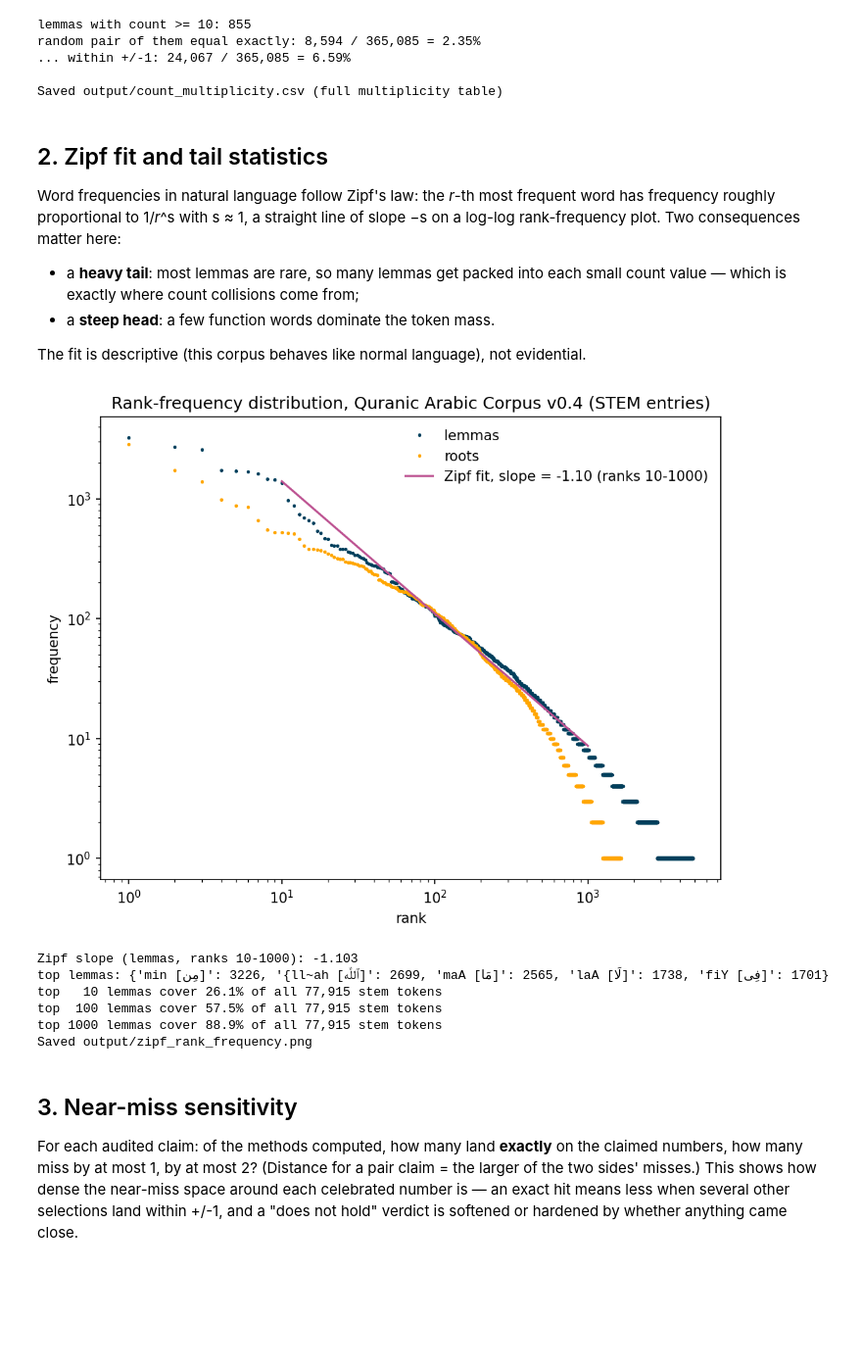
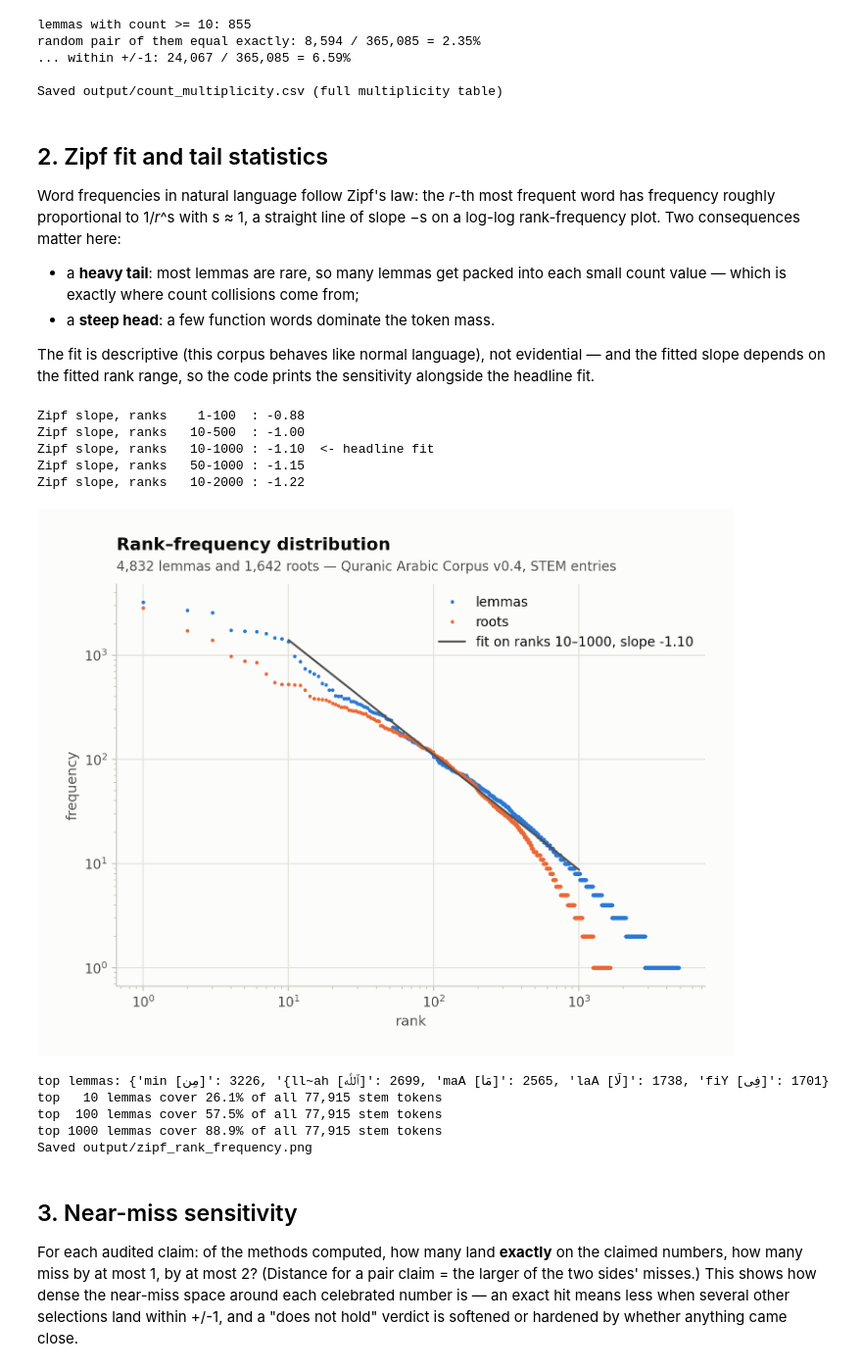
Before and after one commit to taziksh/quran-frequencies, a Jupyter notebook: notebooks/05_base_rates.ipynb, the cells around one changed output. Shown at 98% size. Cells and saved outputs as stored; diff of their text form; code cells hidden in the pictures; blank space fills up the shorter version.

```diff
--- a/notebooks/05_base_rates.ipynb
+++ b/notebooks/05_base_rates.ipynb
@@ -185,49 +189,67 @@ log-log rank-frequency plot. Two consequences matter here:
   value — which is exactly where count collisions come from;
 - a **steep head**: a few function words dominate the token mass.
 
-The fit is descriptive (this corpus behaves like normal language), not evidential.
+The fit is descriptive (this corpus behaves like normal language), not evidential — and the
+fitted slope depends on the fitted rank range, so the code prints the sensitivity alongside
+the headline fit.
 # %%
 import matplotlib
 matplotlib.use("Agg")
 import matplotlib.pyplot as plt
+
+from src import plotstyle as ps
+
+ps.apply()
 
 ranks = np.arange(1, len(lemma_counts) + 1)
 freqs = lemma_counts.values.astype(float)
 
 # OLS slope on log-log over the mid-range (ranks 10..1000), away from head and quantized tail
 sel = (ranks >= 10) & (ranks <= 1000)
 slope, intercept = np.polyfit(np.log10(ranks[sel]), np.log10(freqs[sel]), 1)
 
-fig, ax = plt.subplots(figsize=(8, 6))
-ax.loglog(ranks, freqs, ".", color="#003f5c", ms=3, label="lemmas")
+# the slope is range-sensitive; report the sensitivity, not just the headline number
+for lo, hi in [(1, 100), (10, 500), (10, 1000), (50, 1000), (10, 2000)]:
+    s2 = (ranks >= lo) & (ranks <= hi)
+    sl, _ = np.polyfit(np.log10(ranks[s2]), np.log10(freqs[s2]), 1)
+    tag = "  <- headline fit" if (lo, hi) == (10, 1000) else ""
+    print(f"Zipf slope, ranks {lo:>4}-{hi:<5}: {sl:.2f}{tag}")
+
+fig, ax = plt.subplots(figsize=(8, 5.5))
+ax.loglog(ranks, freqs, ".", color=ps.BLUE, ms=3.5, label="lemmas")
 rr = np.arange(1, len(root_counts) + 1)
-ax.loglog(rr, root_counts.values, ".", color="#ffa600", ms=3, label="roots")
+ax.loglog(rr, root_counts.values, ".", color=ps.ORANGE, ms=3.5, label="roots")
 xs = np.array([10, 1000])
-ax.loglog(xs, 10 ** (intercept + slope * np.log10(xs)), "-", color="#bc5090", lw=1.5,
-          label=f"Zipf fit, slope = {slope:.2f} (ranks 10-1000)")
-ax.set_xlabel("rank"); ax.set_ylabel("frequency")
-ax.set_title("Rank-frequency distribution, Quranic Arabic Corpus v0.4 (STEM entries)")
-ax.legend(frameon=False)
-plt.savefig("../output/zipf_rank_frequency.png", dpi=150, bbox_inches="tight")
-plt.close()
+ax.loglog(xs, 10 ** (intercept + slope * np.log10(xs)), color=ps.INK_2, lw=1.5,
+          label=f"fit on ranks 10–1000, slope {slope:.2f}")
+ax.set_xlabel("rank")
+ax.set_ylabel("frequency")
+ax.legend(loc="upper right")
+ps.titles(ax, "Rank–frequency distribution",
+          f"{len(lemma_counts):,} lemmas and {len(root_counts):,} roots — "
+          "Quranic Arabic Corpus v0.4, STEM entries")
+ps.save(fig, "../output/zipf_rank_frequency.png")
 from IPython.display import Image
 display(Image("../output/zipf_rank_frequency.png"))
-print(f"Zipf slope (lemmas, ranks 10-1000): {slope:.3f}")
 
 cum = np.cumsum(freqs) / freqs.sum()
 top = lemma_counts.head(5)
 print("top lemmas:", {f"{l} [{bw_to_arabic(l)}]": int(n) for l, n in top.items()})
 for k in [10, 100, 1000]:
     print(f"top {k:>4} lemmas cover {cum[k-1]:.1%} of all 77,915 stem tokens")
 print("Saved output/zipf_rank_frequency.png")
 # %% [output]
+Zipf slope, ranks    1-100  : -0.88
+Zipf slope, ranks   10-500  : -1.00
+Zipf slope, ranks   10-1000 : -1.10  <- headline fit
+Zipf slope, ranks   50-1000 : -1.15
+Zipf slope, ranks   10-2000 : -1.22
-[figure, old version]
+[figure, new version]
-Zipf slope (lemmas, ranks 10-1000): -1.103
-top lemmas: {'min [مِن]': 3226, '{ll~ah [ٱللَّه]': 2699, 'maA [مَا]': 2565, 'laA [لَا]': 1738, 'fiY [فِى]': 1701}
-top   10 lemmas cover 26.1% of all 77,915 stem tokens
-top  100 lemmas cover 57.5% of all 77,915 stem tokens
-top 1000 lemmas cover 88.9% of all 77,915 stem tokens
-Saved output/zipf_rank_frequency.png
+top lemmas: {'min [مِن]': 3226, '{ll~ah [ٱللَّه]': 2699, 'maA [مَا]': 2565, 'laA [لَا]': 1738, 'fiY [فِى]': 1701}
+top   10 lemmas cover 26.1% of all 77,915 stem tokens
+top  100 lemmas cover 57.5% of all 77,915 stem tokens
+top 1000 lemmas cover 88.9% of all 77,915 stem tokens
+Saved output/zipf_rank_frequency.png
 # %% [markdown]
 ## 3. Near-miss sensitivity
 
```
Also changed, not shown: parts of 6 cells of this notebook, 19 other files.
